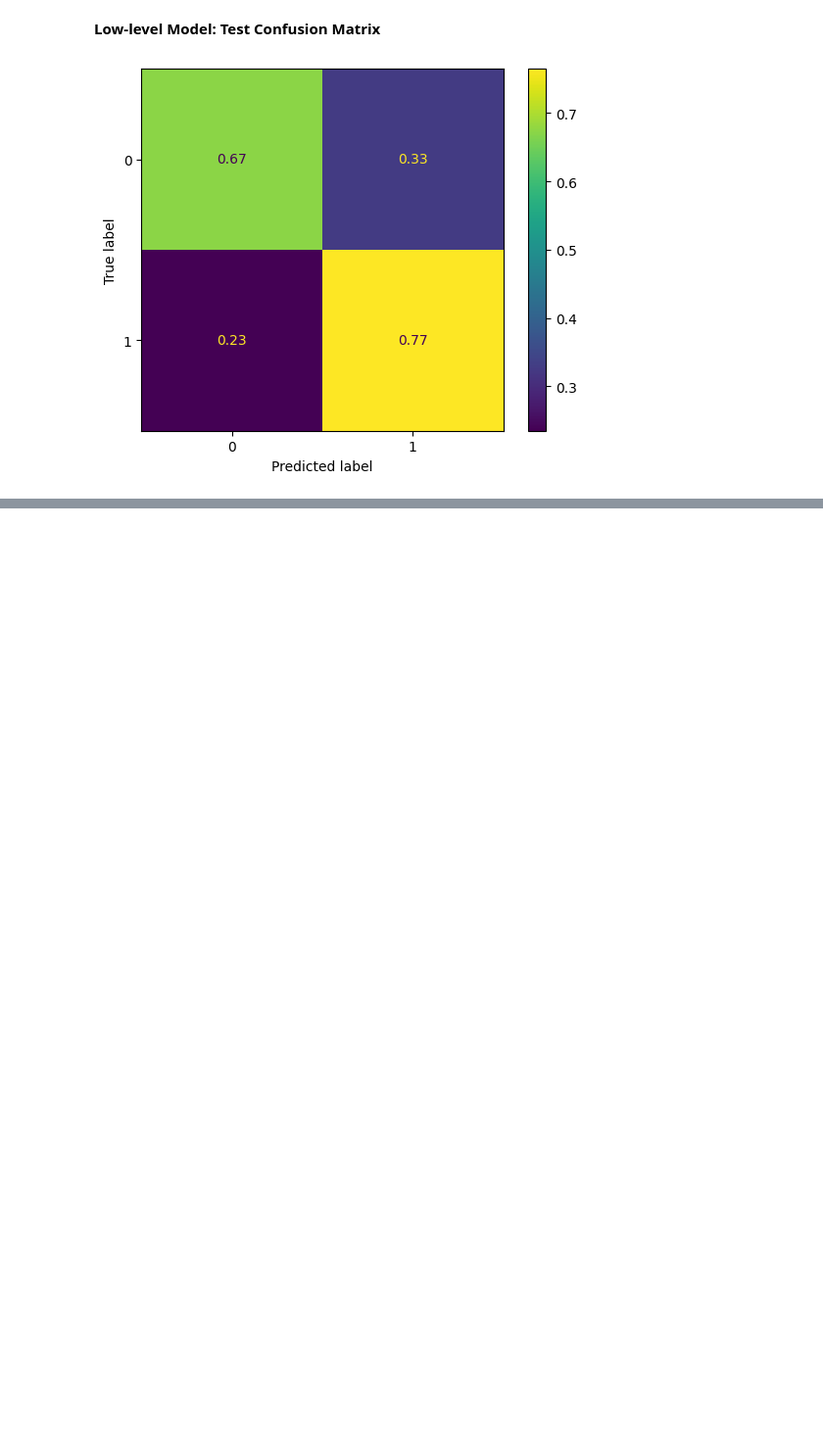
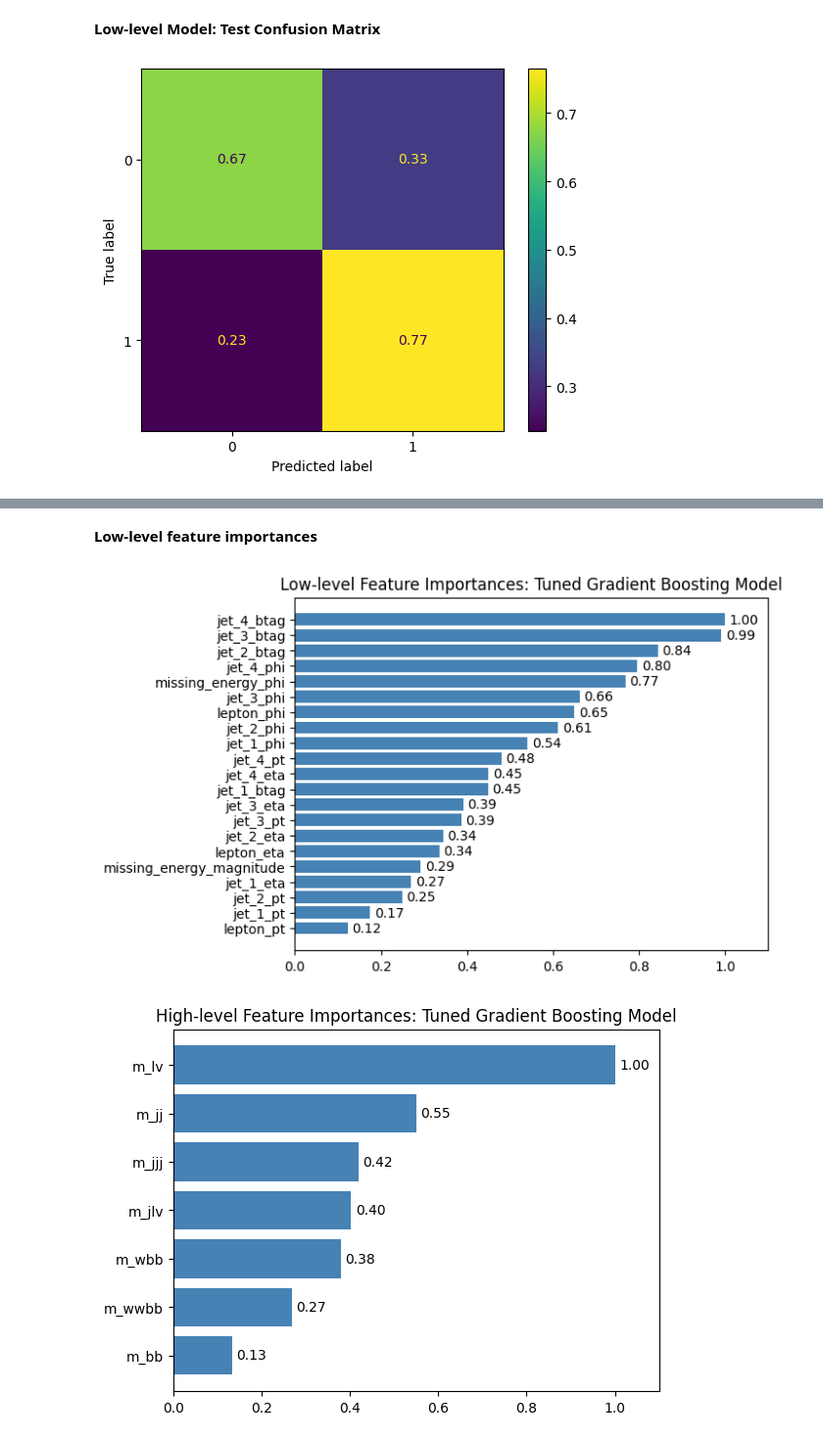
Before and after one commit to stu-code/higgs-prediction, a Jupyter notebook: higgs.ipynb, the cells around one changed output, grey strips where cells are left out. Shown at 98% size. Cells and saved outputs as stored; diff of their text form; code cells hidden in the pictures; blank space fills up the shorter version.

Commit message:
Add relative importance metrics

```diff
--- a/higgs.ipynb
+++ b/higgs.ipynb
@@ -687,0 +709,42 @@ ConfusionMatrixDisplay(
+# %%
+df_tuned_low_feature_importances  = pd.read_parquet(study_loc / 'gboost_model_tuned_low_importances.parquet')
+df_tuned_high_feature_importances = pd.read_parquet(study_loc / 'gboost_model_tuned_high_importances.parquet')
+
+def plot_relative_importance(df, title):
+    df_relative_importances = (
+        ( df['Importance'] / df['Importance'].max() )
+        .sort_values()
+    )
+
+    bars = plt.barh(
+        df['Variable'],
+        df_relative_importances,
+        color='steelblue'
+    )
+
+    for bar, rel_imp in zip(bars, df_relative_importances):
+        plt.text(
+            rel_imp + 0.01,                  # X position: a bit to the right of the bar
+            bar.get_y() + bar.get_height()/2,  # Y position: center of the bar
+            f"{rel_imp:.2f}",               # Label text
+            va='center'
+        )
+
+    plt.xlim(0, 1.1)
+    plt.title(title)
+    plt.show();
+# %% [markdown]
+**Low-level feature importances**
+# %%
+plot_relative_importance(
+    df_tuned_low_feature_importances,
+    'Low-level Feature Importances: Tuned Gradient Boosting Model'
+)
+
+plot_relative_importance(
+    df_tuned_high_feature_importances,
+    'High-level Feature Importances: Tuned Gradient Boosting Model'
+)
+# %% [output]
+[figure, added]
+[figure, added]
```
Also changed, not shown: parts of 9 cells of this notebook, 2 other files.
